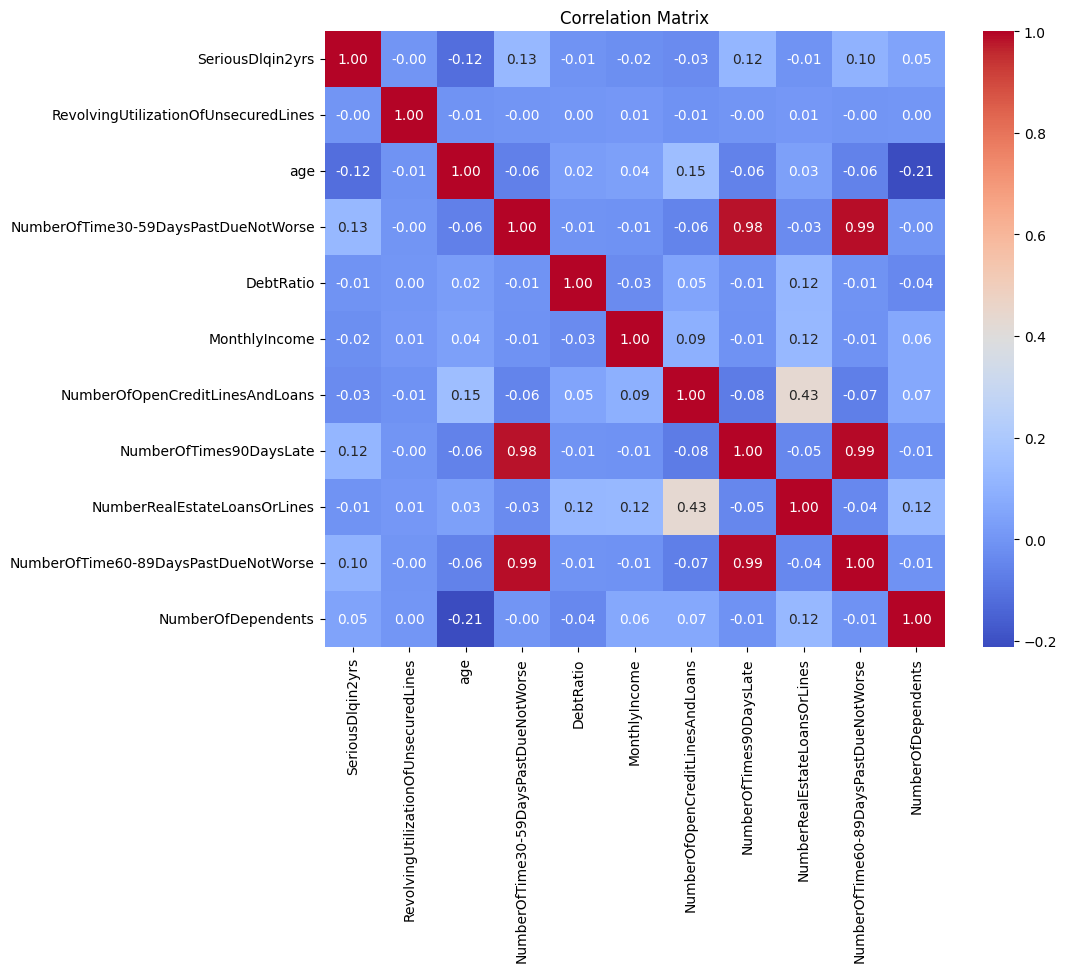
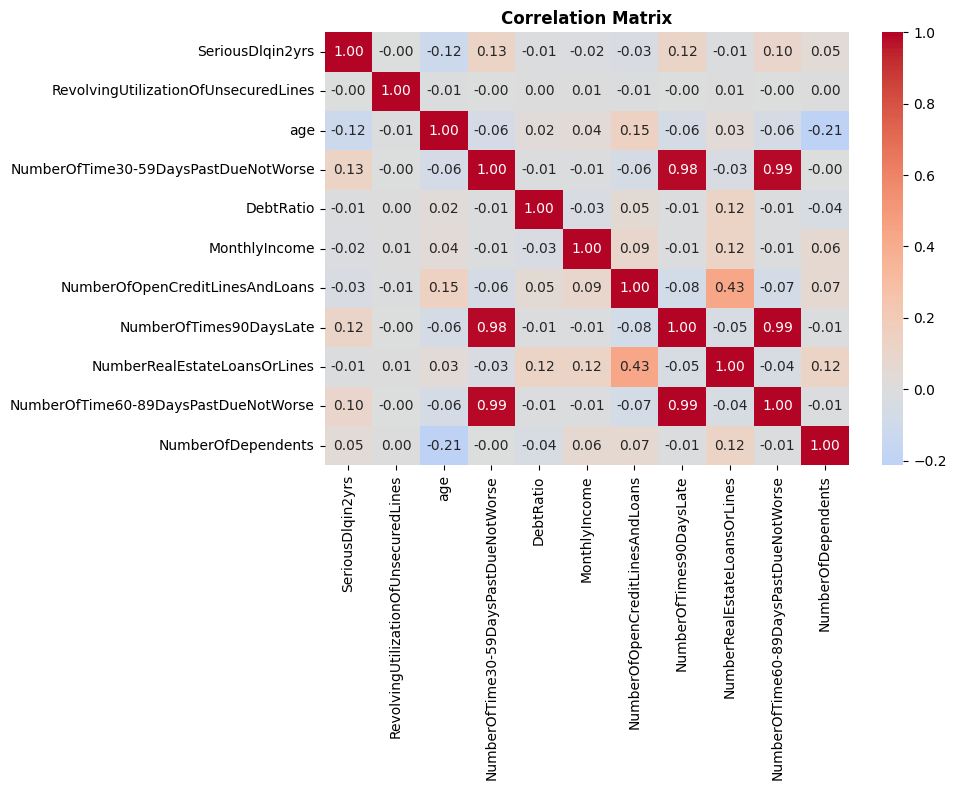
The notebook cell's code change between the first figure and the second:
--- before
+++ after
@@ -1,4 +1,10 @@
 plt.figure(figsize=(10, 8))
-sns.heatmap(df.corr(), annot=True, fmt='.2f', cmap='coolwarm')
-plt.title('Correlation Matrix')
+sns.heatmap(
+    df.corr(numeric_only=True),
+    annot=True, fmt='.2f',
+    cmap='coolwarm',
+    center=0
+)
+plt.title('Correlation Matrix', fontweight='bold')
+plt.tight_layout()
 plt.show()

Commit: Add hyperparameter tuning, 3-way split, and val set for early stopping